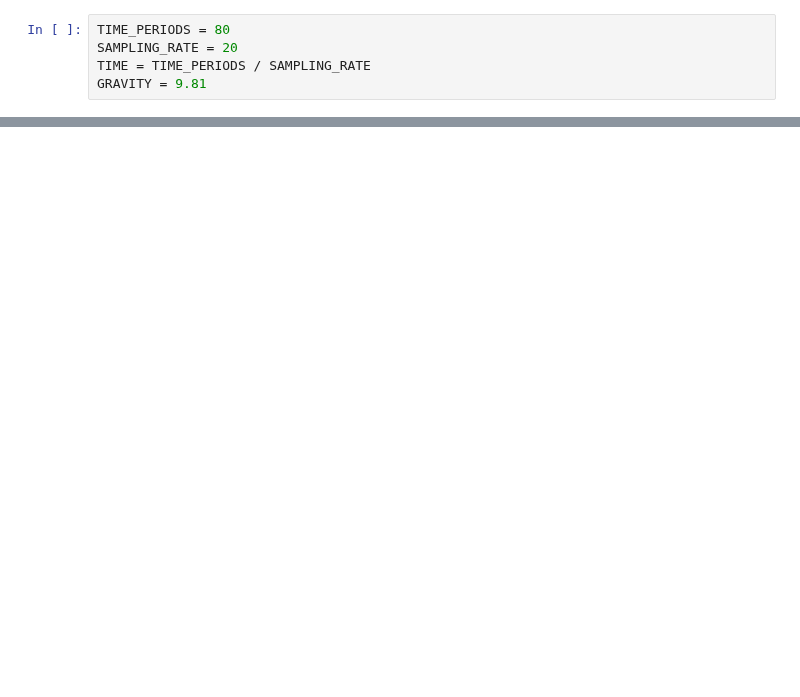
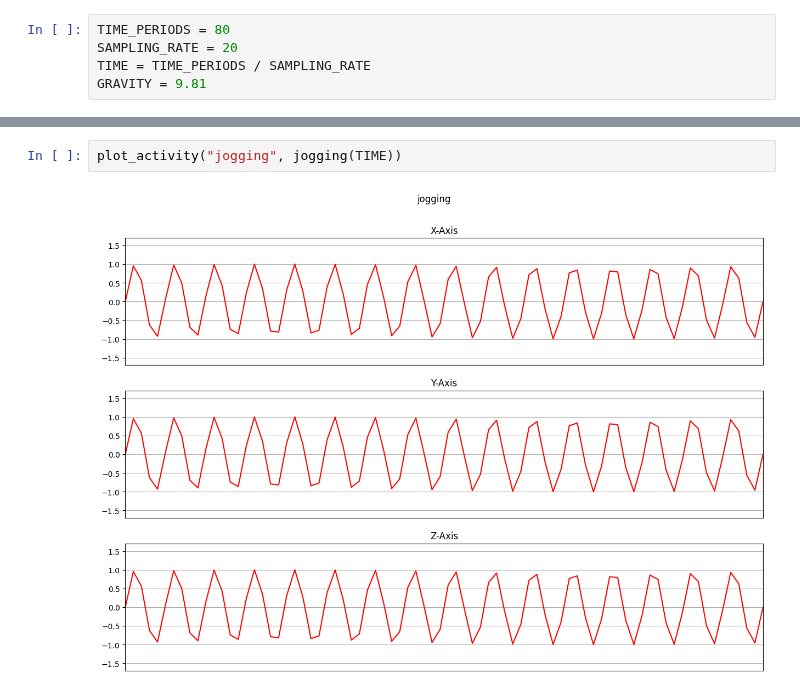
Before and after one commit to rakawanegan/humanactivityrecognition_portfolio, a Jupyter notebook: inputbased_analyze.ipynb, the cells around one changed output, grey strips where cells are left out. Saved outputs shown, nothing was run; the diff lists cells and outputs as text; blank space fills up the shorter version.

```diff
--- a/inputbased_analyze.ipynb
+++ b/inputbased_analyze.ipynb
@@ -67,0 +71,4 @@ plot_activity("standing", standing(TIME))
+# %%
+plot_activity("jogging", jogging(TIME))
+# %% [output]
+[figure, added]
```
Also changed, not shown: parts of 7 cells of this notebook.
